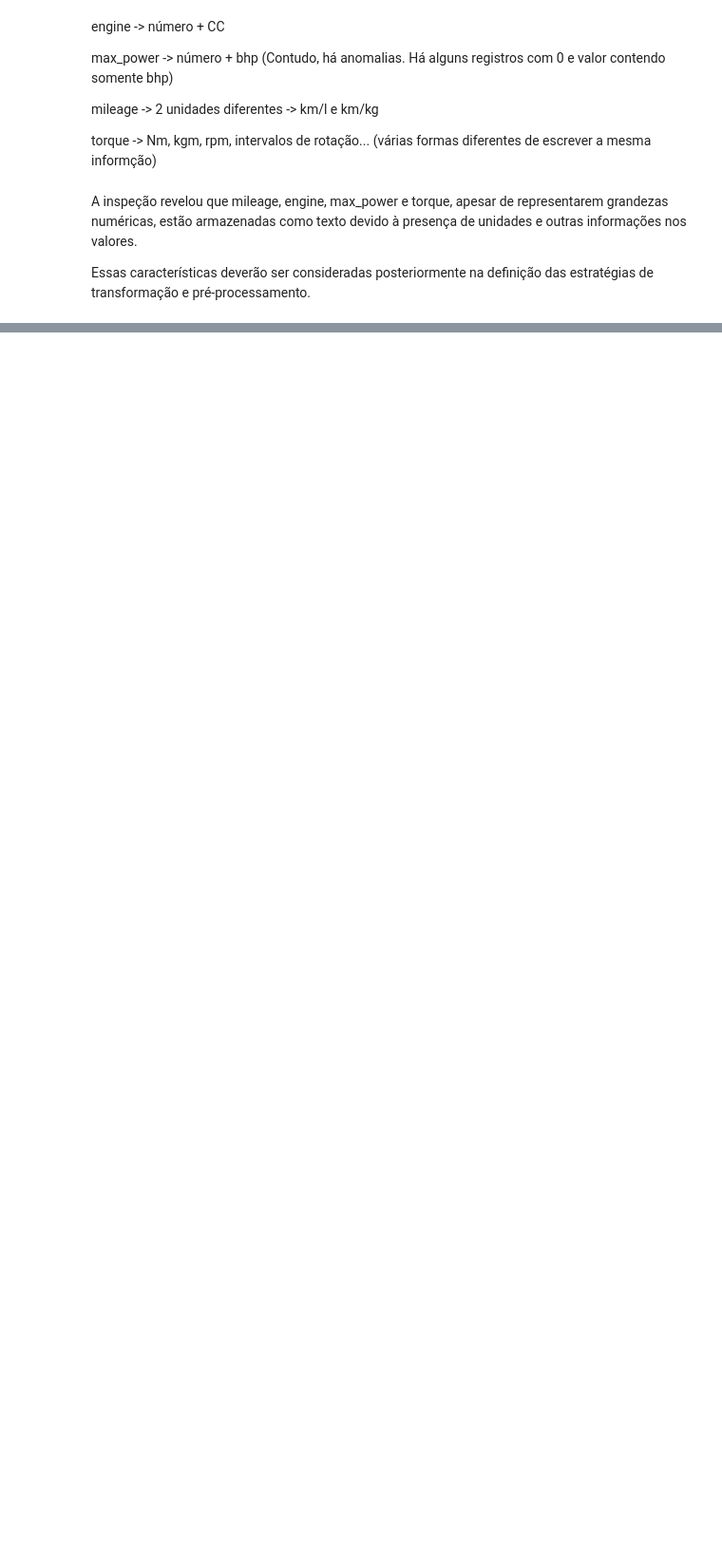
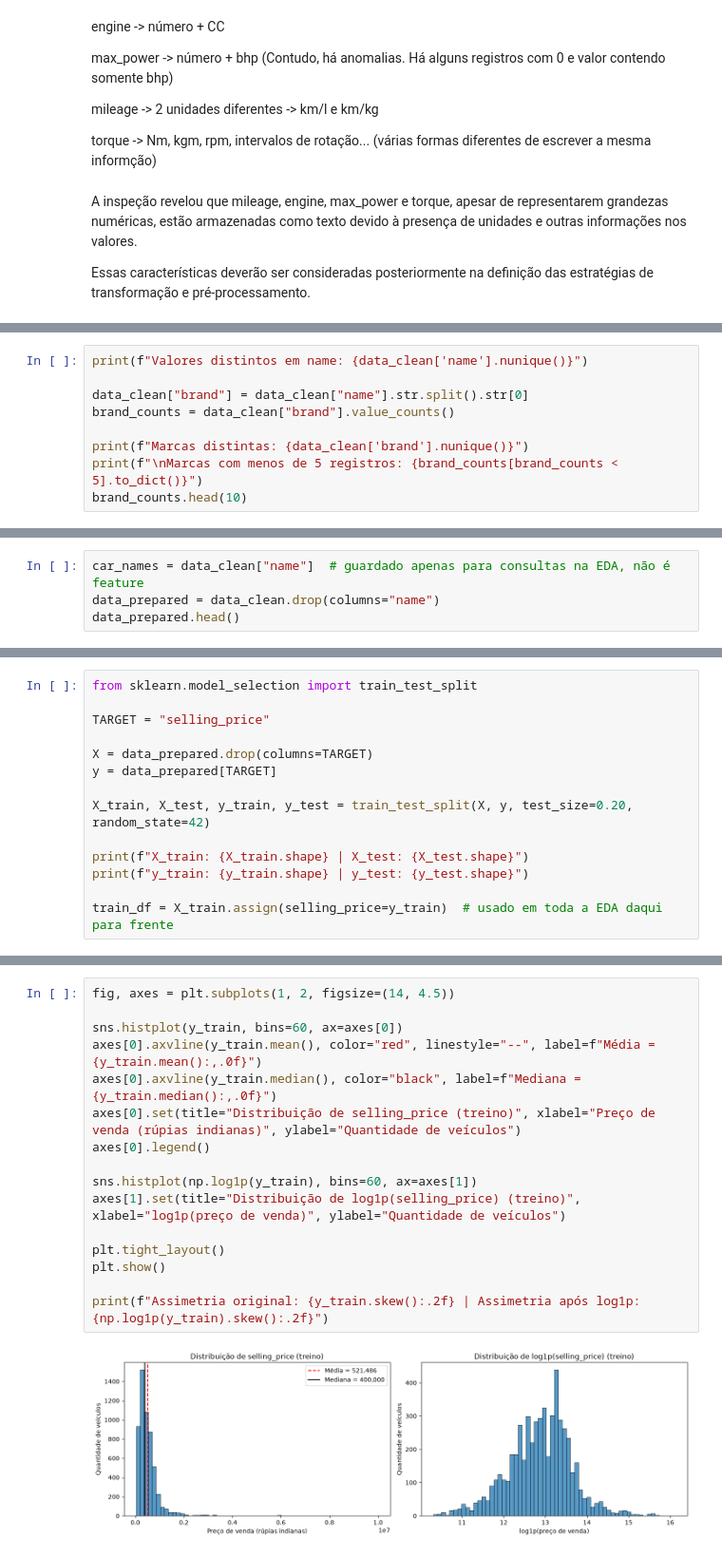
Before and after one commit to marcusmaia29/MachineLearning-projeto-estudo, a Jupyter notebook: projeto_p1.ipynb, the cells around one changed output, grey strips where cells are left out. Shown at 95% size. Cells and saved outputs as stored; diff of their text form; blank space fills up the shorter version.

```diff
--- a/projeto_p1.ipynb
+++ b/projeto_p1.ipynb
@@ -152,0 +526,9 @@ Essas características deverão ser consideradas posteriormente na definição d
+# %%
+print(f"Valores distintos em name: {data_clean['name'].nunique()}")
+
+data_clean["brand"] = data_clean["name"].str.split().str[0]
+brand_counts = data_clean["brand"].value_counts()
+
+print(f"Marcas distintas: {data_clean['brand'].nunique()}")
+print(f"\nMarcas com menos de 5 registros: {brand_counts[brand_counts < 5].to_dict()}")
+brand_counts.head(10)
@@ -152,0 +558,4 @@ Essas características deverão ser consideradas posteriormente na definição d
+# %%
+car_names = data_clean["name"]  # guardado apenas para consultas na EDA, não é feature
+data_prepared = data_clean.drop(columns="name")
+data_prepared.head()
@@ -152,0 +571,14 @@ Essas características deverão ser consideradas posteriormente na definição d
+# %%
+from sklearn.model_selection import train_test_split
+
+TARGET = "selling_price"
+
+X = data_prepared.drop(columns=TARGET)
+y = data_prepared[TARGET]
+
+X_train, X_test, y_train, y_test = train_test_split(X, y, test_size=0.20, random_state=42)
+
+print(f"X_train: {X_train.shape} | X_test: {X_test.shape}")
+print(f"y_train: {y_train.shape} | y_test: {y_test.shape}")
+
+train_df = X_train.assign(selling_price=y_train)  # usado em toda a EDA daqui para frente
@@ -152,0 +615,18 @@ Essas características deverão ser consideradas posteriormente na definição d
+# %%
+fig, axes = plt.subplots(1, 2, figsize=(14, 4.5))
+
+sns.histplot(y_train, bins=60, ax=axes[0])
+axes[0].axvline(y_train.mean(), color="red", linestyle="--", label=f"Média = {y_train.mean():,.0f}")
+axes[0].axvline(y_train.median(), color="black", label=f"Mediana = {y_train.median():,.0f}")
+axes[0].set(title="Distribuição de selling_price (treino)", xlabel="Preço de venda (rúpias indianas)", ylabel="Quantidade de veículos")
+axes[0].legend()
+
+sns.histplot(np.log1p(y_train), bins=60, ax=axes[1])
+axes[1].set(title="Distribuição de log1p(selling_price) (treino)", xlabel="log1p(preço de venda)", ylabel="Quantidade de veículos")
+
+plt.tight_layout()
+plt.show()
+
+print(f"Assimetria original: {y_train.skew():.2f} | Assimetria após log1p: {np.log1p(y_train).skew():.2f}")
+# %% [output]
+[figure, added]
```
Also changed, not shown: parts of 114 cells of this notebook.
